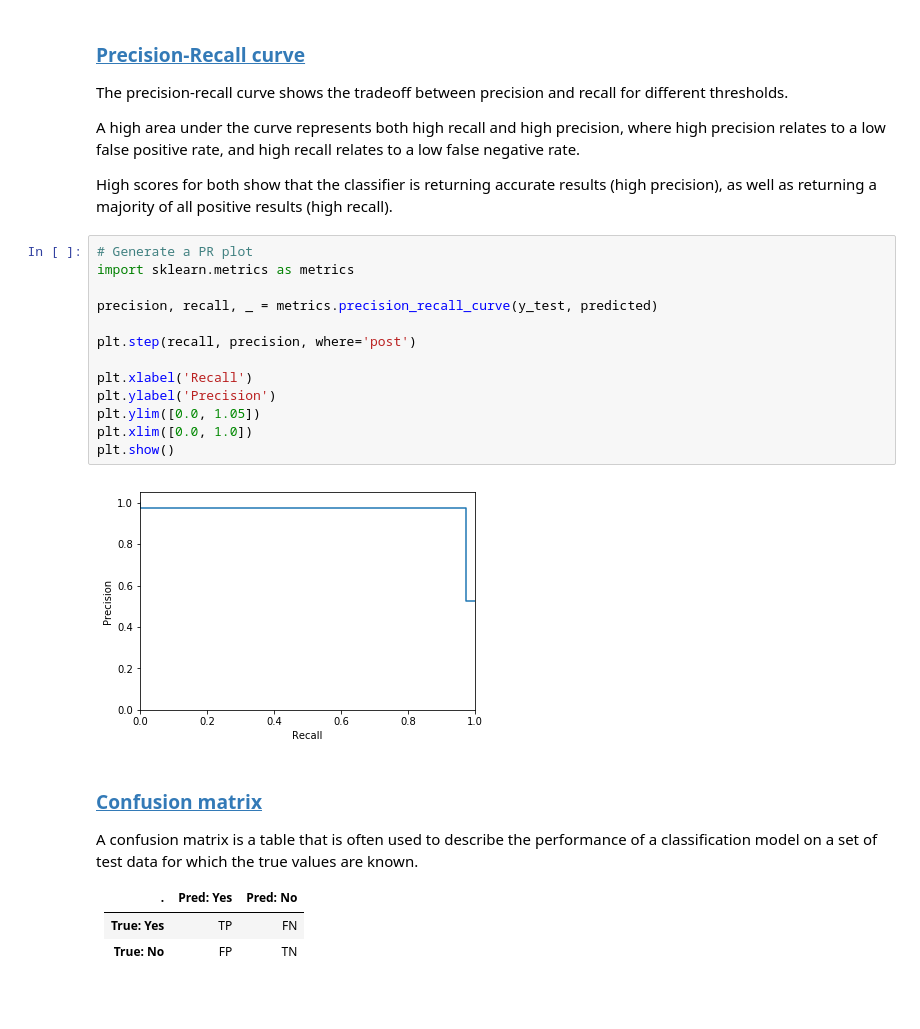
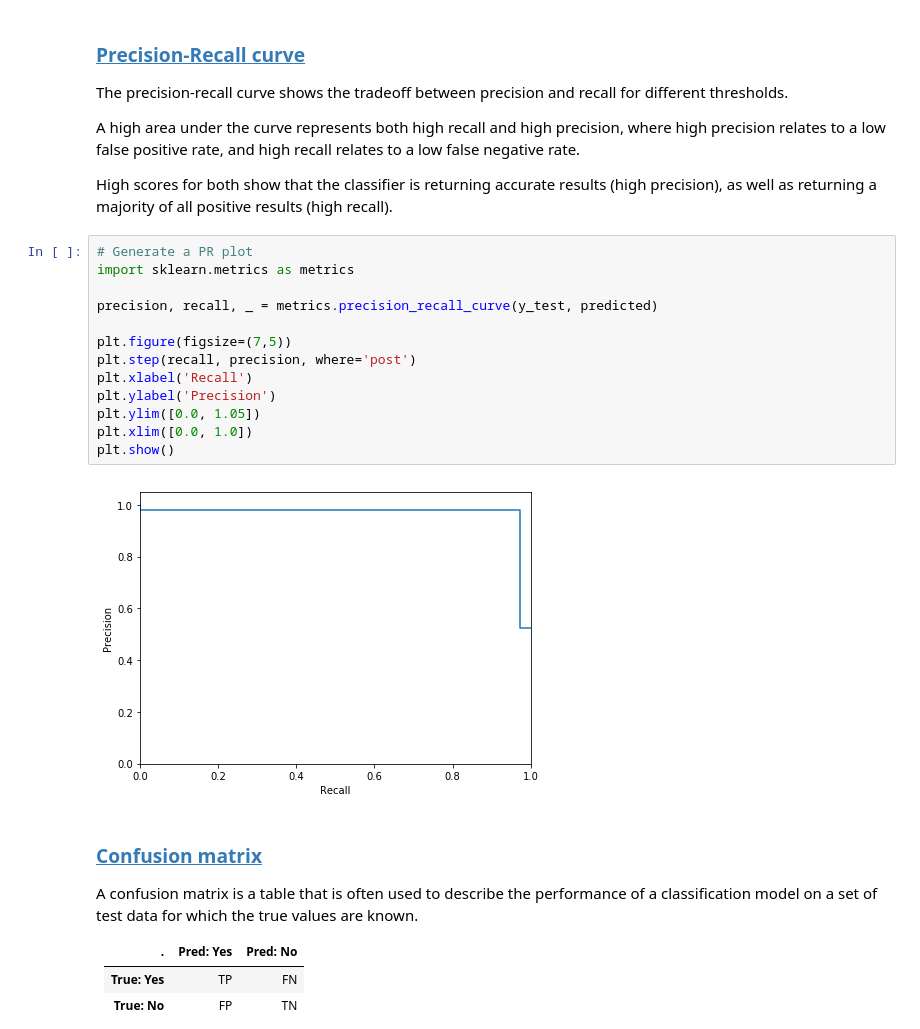
Before and after one commit to tjs23/python_ml_course, a Jupyter notebook: LMB_Python_Machine_Learning.ipynb, the cells around one changed output. Cells and saved outputs as stored; diff of their text form; blank space fills up the shorter version.

```diff
--- a/LMB_Python_Machine_Learning.ipynb
+++ b/LMB_Python_Machine_Learning.ipynb
@@ -1441,18 +1457,18 @@ High scores for both show that the classifier is returning accurate results (hig
 # %%
 # Generate a PR plot
 import sklearn.metrics as metrics
 
 precision, recall, _ = metrics.precision_recall_curve(y_test, predicted)
 
+plt.figure(figsize=(7,5))
 plt.step(recall, precision, where='post')
-
 plt.xlabel('Recall')
 plt.ylabel('Precision')
 plt.ylim([0.0, 1.05])
 plt.xlim([0.0, 1.0])
 plt.show()
 # %% [output]
-[figure, old version]
+[figure, new version]
 # %% [markdown]
 ### [Confusion matrix](https://scikit-learn.org/stable/auto_examples/model_selection/plot_confusion_matrix.html)
 
```
Also changed, not shown: parts of 15 cells of this notebook.
